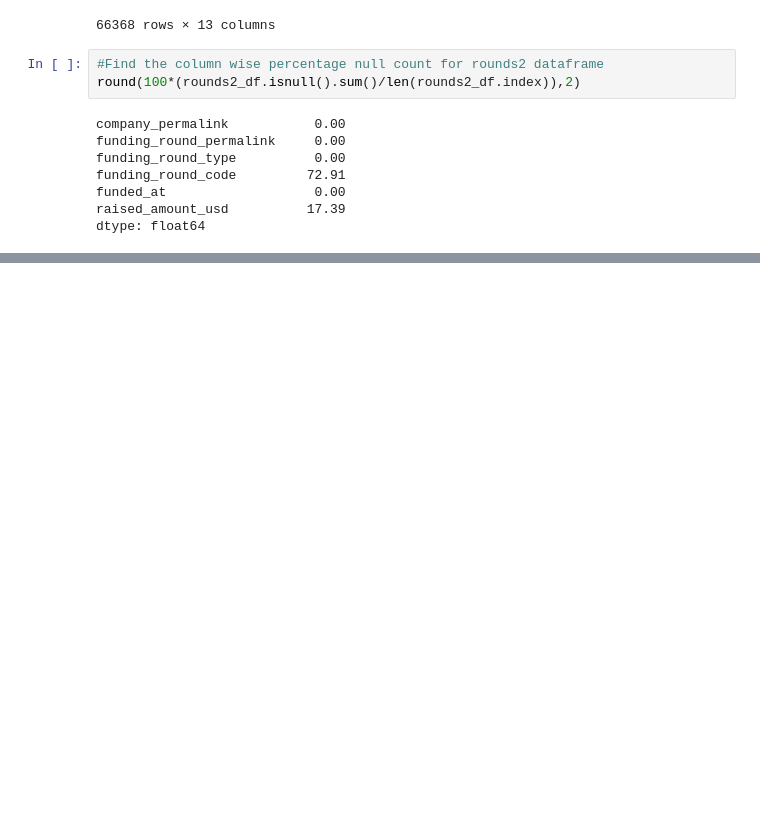
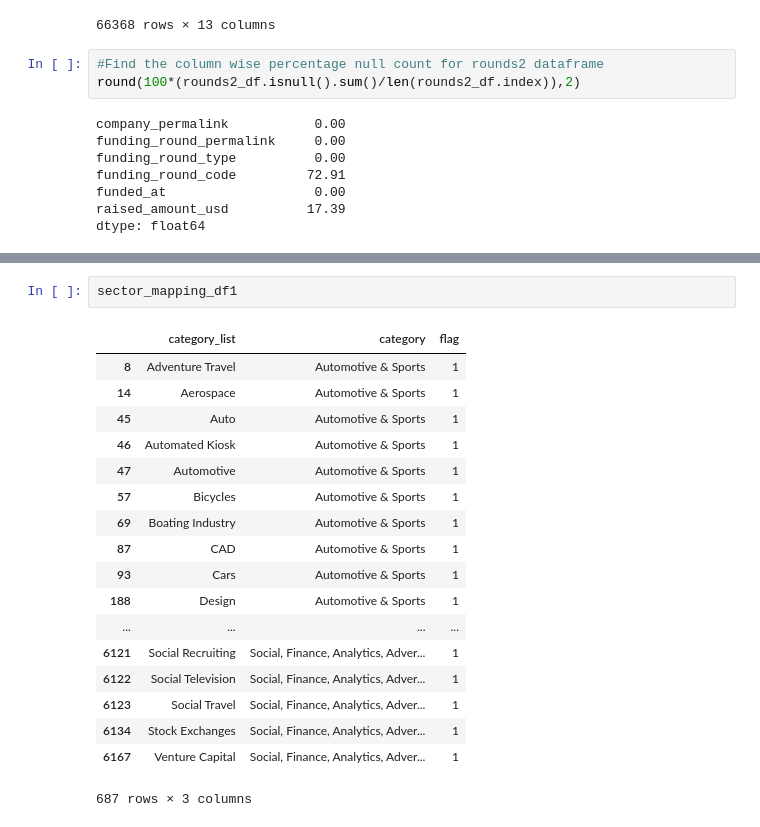
Before and after one commit to annamalaig/DSGroupProject, a Jupyter notebook: SparkFunds_CS.ipynb, the cells around one changed output, grey strips where cells are left out. Drawn from its saved outputs; the diff is of its cells as text; blank space fills up the shorter version.

```diff
--- a/SparkFunds_CS.ipynb
+++ b/SparkFunds_CS.ipynb
@@ -437,0 +562,21 @@ Name: raised_amount_usd, dtype: float64
+# %%
+sector_mapping_df1
+# %% [output]
+|  | category_list | category | flag |
+| 8 | Adventure Travel | Automotive & Sports | 1 |
+| 14 | Aerospace | Automotive & Sports | 1 |
+| 45 | Auto | Automotive & Sports | 1 |
+| 46 | Automated Kiosk | Automotive & Sports | 1 |
+| 47 | Automotive | Automotive & Sports | 1 |
+| 57 | Bicycles | Automotive & Sports | 1 |
+| 69 | Boating Industry | Automotive & Sports | 1 |
+| 87 | CAD | Automotive & Sports | 1 |
+| 93 | Cars | Automotive & Sports | 1 |
+| 188 | Design | Automotive & Sports | 1 |
+| ... | ... | ... | ... |
+| 6121 | Social Recruiting | Social, Finance, Analytics, Adver... | 1 |
+| 6122 | Social Television | Social, Finance, Analytics, Adver... | 1 |
+| 6123 | Social Travel | Social, Finance, Analytics, Adver... | 1 |
+| 6134 | Stock Exchanges | Social, Finance, Analytics, Adver... | 1 |
+| 6167 | Venture Capital | Social, Finance, Analytics, Adver... | 1 |
+687 rows × 3 columns
```
Also changed, not shown: parts of 16 cells of this notebook.
